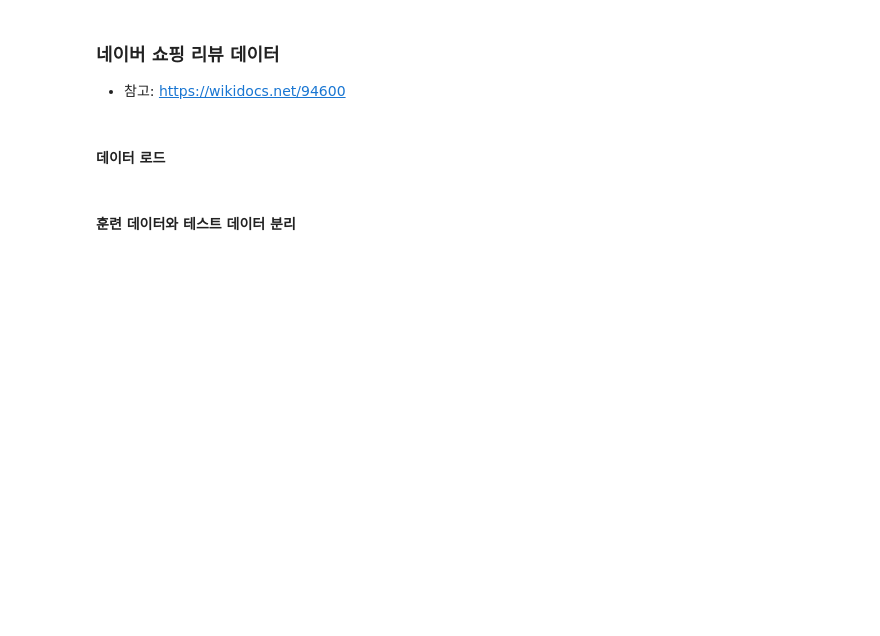
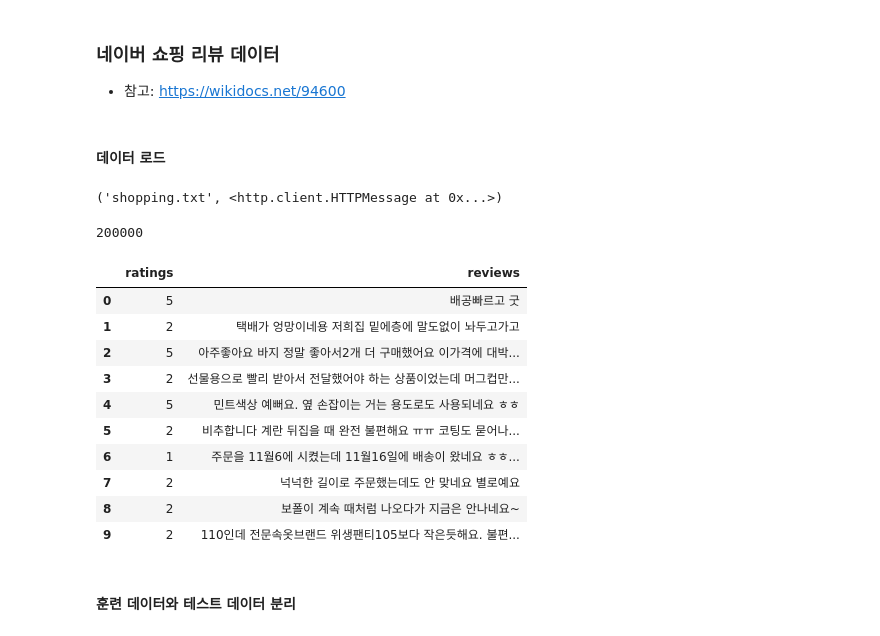
Before and after one commit to hyeonniii/NLP, a Jupyter notebook: 교육/_10_감정_분석(Sentiment_Analysis).ipynb, the cells around one changed output. Drawn from its saved outputs; the diff is of its cells as text; code cells hidden in the pictures; blank space fills up the shorter version.

```diff
--- a/교육/_10_감정_분석(Sentiment_Analysis).ipynb
+++ b/교육/_10_감정_분석(Sentiment_Analysis).ipynb
@@ -396,5 +458,28 @@ Epoch 1/15
 * 참고: https://wikidocs.net/94600
 # %% [markdown]
 #### 데이터 로드
+# %%
+urllib.request.urlretrieve("https://raw.githubusercontent.com/bab2min/corpus/master/sentiment/naver_shopping.txt",filename="shopping.txt")
+# %% [output]
+('shopping.txt', <http.client.HTTPMessage at 0x...>)
+# %%
+total_data = pd.read_table('shopping.txt',names=['ratings','reviews'])
+print(len(total_data))
+# %% [output]
+200000
+# %%
+total_data[:10]
+# %% [output]
+|  | ratings | reviews |
+| 0 | 5 | 배공빠르고 굿 |
+| 1 | 2 | 택배가 엉망이네용 저희집 밑에층에 말도없이 놔두고가고 |
+| 2 | 5 | 아주좋아요 바지 정말 좋아서2개 더 구매했어요 이가격에 대박... |
+| 3 | 2 | 선물용으로 빨리 받아서 전달했어야 하는 상품이었는데 머그컵만... |
+| 4 | 5 | 민트색상 예뻐요. 옆 손잡이는 거는 용도로도 사용되네요 ㅎㅎ |
+| 5 | 2 | 비추합니다 계란 뒤집을 때 완전 불편해요 ㅠㅠ 코팅도 묻어나... |
+| 6 | 1 | 주문을 11월6에 시켰는데 11월16일에 배송이 왔네요 ㅎㅎ... |
+| 7 | 2 | 넉넉한 길이로 주문했는데도 안 맞네요 별로예요 |
+| 8 | 2 | 보폴이 계속 때처럼 나오다가 지금은 안나네요~ |
+| 9 | 2 | 110인데 전문속옷브랜드 위생팬티105보다 작은듯해요. 불편... |
 # %% [markdown]
 #### 훈련 데이터와 테스트 데이터 분리
```
Also changed, not shown: parts of 26 cells of this notebook.
